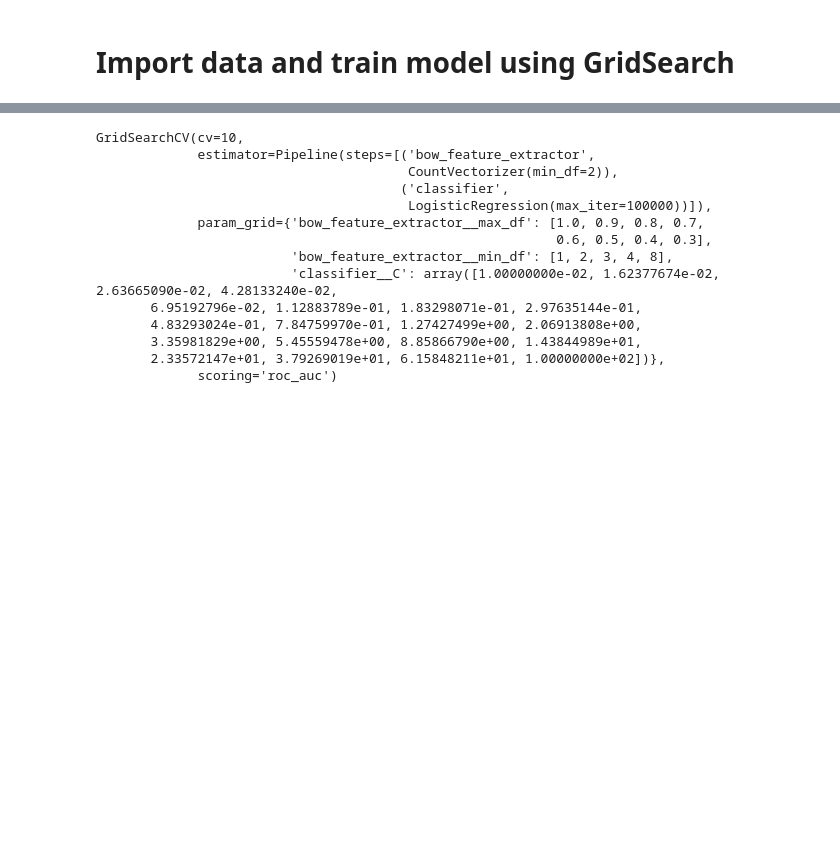
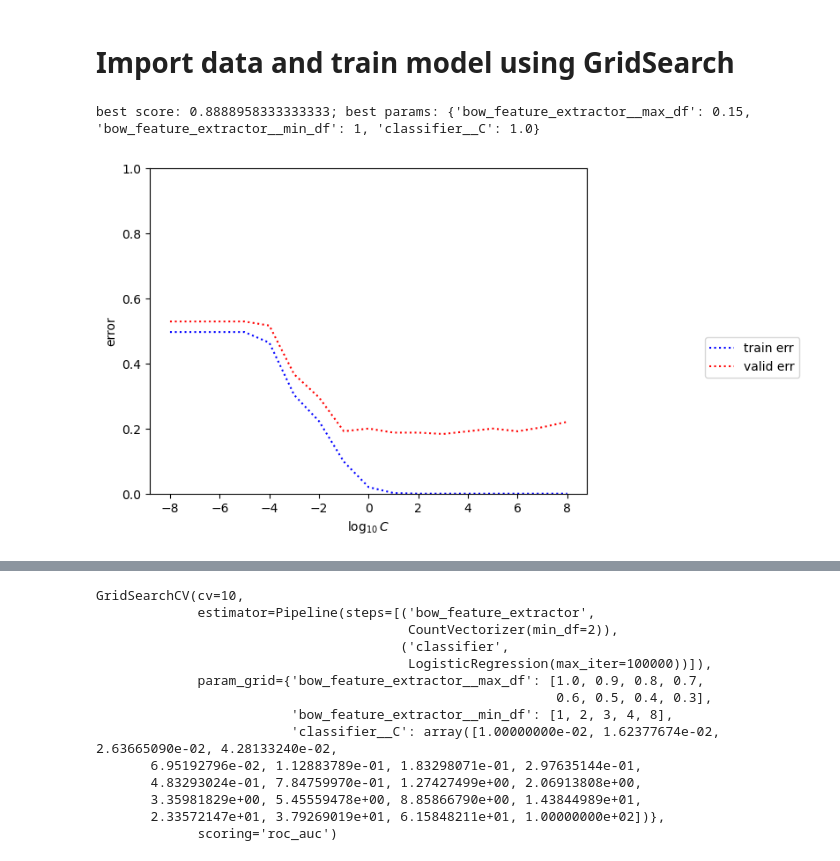
Before and after one commit to gmcgur01/sentiment-classifier, a Jupyter notebook: problemA.ipynb, the cells around one changed output, grey strips where cells are left out. Drawn from its saved outputs; the diff is of its cells as text; code cells hidden in the pictures; blank space fills up the shorter version.

Commit message:
added graphs to part 1

```diff
--- a/problemA.ipynb
+++ b/problemA.ipynb
@@ -82,0 +102,71 @@ def make_hyperparam_grid():
+# %%
+pipeline = make_bow_classifier_pipeline()
+hyperparam_grid = make_hyperparam_grid()
+
+grid_searcher = sklearn.model_selection.GridSearchCV(
+    pipeline,
+    hyperparam_grid,
+    cv=10,
+    scoring="roc_auc"
+)
+
+grid_searcher.fit(x_train_N, y_train_N)
+
+best_model = grid_searcher.best_estimator_
+best_params = grid_searcher.best_params_
+best_score = grid_searcher.best_score_
+
+yhat_proba_test_N = best_model.predict_proba(x_test_N)
+
+np.savetxt("yproba1_test.txt", yhat_proba_test_N[:,1])
+
+print(f"best score: {best_score}; best params:", best_params)
+# %% [output]
+best score: 0.8888958333333333; best params: {'bow_feature_extractor__max_df': 0.15, 'bow_feature_extractor__min_df': 1, 'classifier__C': 1.0}
+# %%
+
+# fold 1 values
+x_valid = x_train_N[:240]
+y_valid = y_train_N[:240]
+
+x_train = x_train_N[240:]
+y_train = y_train_N[240:]
+
+c_values = np.logspace(-8, 8, 17)
+
+models = []
+train_error = []
+valid_error = []
+
+# train_bce = []
+# valid_bce = []
+
+
+
+for c in c_values:
+    curr_pipeline = make_bow_classifier_pipeline(C=c)
+    curr_pipeline.fit(x_train, y_train)
+
+    models.append(curr_pipeline)
+
+    yhat_proba_train = curr_pipeline.predict_proba(x_train)[:,1]
+    yhat_proba_valid = curr_pipeline.predict_proba(x_valid)[:,1]
+
+    train_error.append(sklearn.metrics.zero_one_loss(y_train, yhat_proba_train >= 0.5))
+    valid_error.append(sklearn.metrics.zero_one_loss(y_valid, yhat_proba_valid >= 0.5))
+
+    # train_bce.append(sklearn.metrics.log_loss(y_train, yhat_proba_train >= 0.5))
+    # valid_bce.append(sklearn.metrics.log_loss(y_valid, yhat_proba_valid >= 0.5))
+# %%
+# plt.plot(np.log10(c_values), train_bce, 'bs-', label='train BCE')
+# plt.plot(np.log10(c_values), valid_bce, 'rs-', label='valid BCE')
+
+plt.plot(np.log10(c_values), train_error, 'b:', label='train err')
+plt.plot(np.log10(c_values), valid_error, 'r:', label='valid err')
+
+plt.ylabel('error')
+plt.xlabel("$\log_{10} C$");
+plt.legend(bbox_to_anchor=(1.5, 0.5)) # make legend outside plot
+plt.ylim([0, 1.0]);
+# %% [output]
+[figure, added]
```
Also changed, not shown: parts of 16 cells of this notebook, 3 other files.
